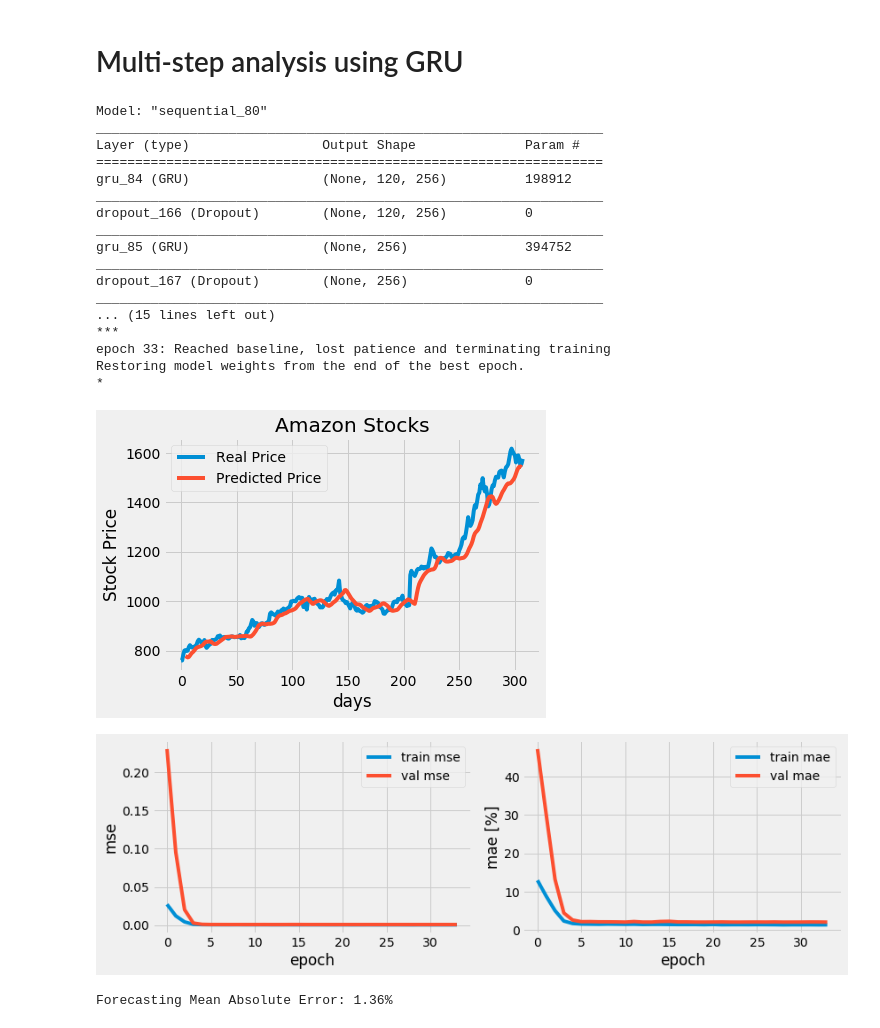
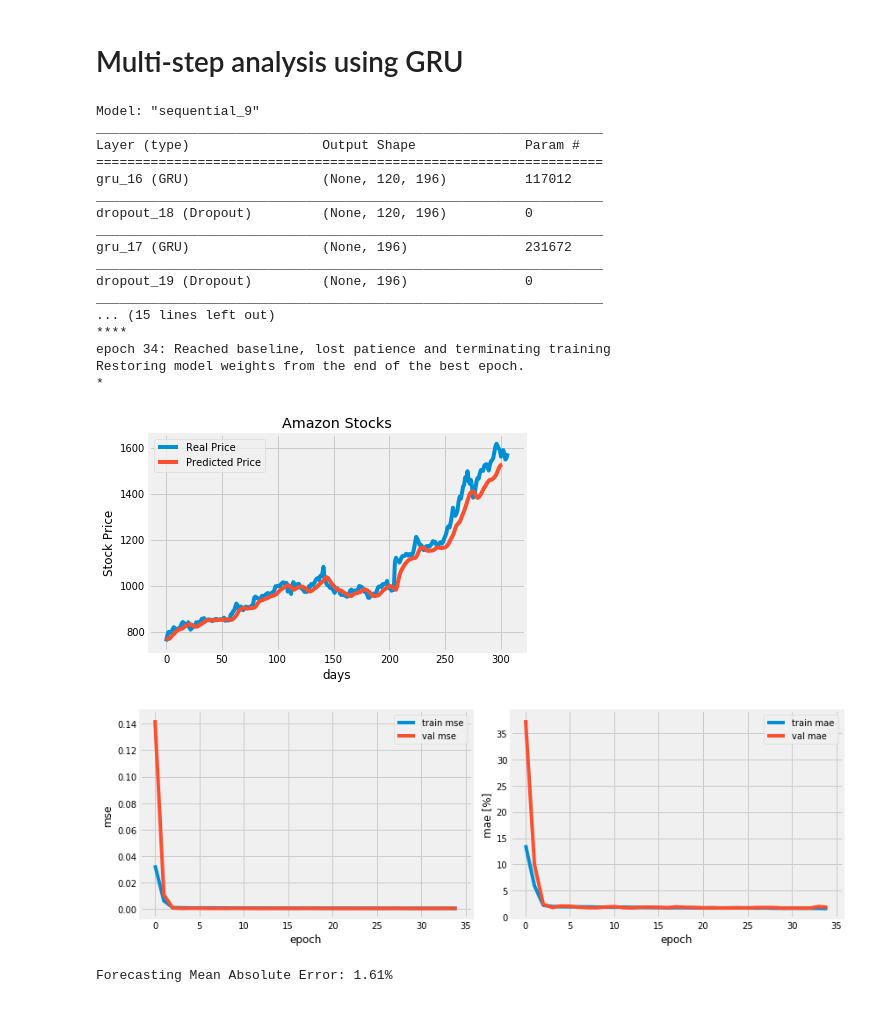
Before and after one commit to talismanbrandi/AI-ML-Tools, a Jupyter notebook: TimeSeries/Amazon-LSTM-RNN.ipynb, the cells around one changed output. Drawn from its saved outputs; the diff is of its cells as text; code cells hidden in the pictures.

```diff
--- a/TimeSeries/Amazon-LSTM-RNN.ipynb
+++ b/TimeSeries/Amazon-LSTM-RNN.ipynb
@@ -22,12 +22,9 @@ amz.shape
 # %% [output]
 (3077, 12)
 # %%
-def plot_prediction(test, prediction, pos=0, shift=0):
-    x = np.linspace(0, test.shape[0]-1, test.shape[0])
-    x_p = np.linspace(pos, test_data.shape[0]-1-shift+pos, test_data.shape[0]-shift)
-    print
-    plt.plot(x, test, label='Real Price')
-    plt.plot(x_p, prediction, label='Predicted Price')
+def plot_prediction(test, prediction, pos=0):
+    plt.plot(test[pos:], label='Real Price')
+    plt.plot(prediction, label='Predicted Price')
     plt.title('Amazon Stocks')
     plt.xlabel('days')
     plt.ylabel('Stock Price')
@@ -426,57 +499,57 @@ X_train_multi, Y_train_multi = np.array(X_train_multi), np.array(Y_train_multi)
 X_train_multi = np.reshape(X_train_multi, (X_train_multi.shape[0], X_train_multi.shape[1],1))
 # %%
 time_machine_GRU_multi = Sequential()
-time_machine_GRU_multi.add(GRU(units=256, return_sequences=True, input_shape=(X_train_multi.shape[1], X_train_multi.shape[2]), activation='tanh'))
+time_machine_GRU_multi.add(GRU(units=196, return_sequences=True, input_shape=(X_train_multi.shape[1], X_train_multi.shape[2]), activation='tanh'))
 time_machine_GRU_multi.add(Dropout(0.2))
-time_machine_GRU_multi.add(GRU(units=256, activation='tanh'))
+time_machine_GRU_multi.add(GRU(units=196, activation='tanh'))
 time_machine_GRU_multi.add(Dropout(0.2))
-time_machine_GRU_multi.add(Dense(units=future))
+time_machine_GRU_multi.add(Dense(units=future, activation='relu'))
 time_machine_GRU_multi.summary()
 
 time_machine_GRU_multi.compile(optimizer=SGD(lr=0.01, decay=1e-7, momentum=0.9, nesterov=False),
                      loss='mean_squared_error',
                      metrics=['mse', 'mae'])
 history = time_machine_GRU_multi.fit(X_train_multi, Y_train_multi,
-                               epochs=300, batch_size=32, validation_split=0.1, verbose=0,
+                               epochs=300, batch_size=32, validation_split=0.05, verbose=0,
                                callbacks=[TerminateOnBaseline(monitor='val_loss', patience=5, factor=1000.), PrintDots()])
 # %% [output]
-Model: "sequential_80"
+Model: "sequential_9"
 _________________________________________________________________
 Layer (type)                 Output Shape              Param #
 =================================================================
-gru_84 (GRU)                 (None, 120, 256)          198912
+gru_16 (GRU)                 (None, 120, 196)          117012
 _________________________________________________________________
-dropout_166 (Dropout)        (None, 120, 256)          0
+dropout_18 (Dropout)         (None, 120, 196)          0
 _________________________________________________________________
-gru_85 (GRU)                 (None, 256)               394752
+gru_17 (GRU)                 (None, 196)               231672
 _________________________________________________________________
-dropout_167 (Dropout)        (None, 256)               0
+dropout_19 (Dropout)         (None, 196)               0
 _________________________________________________________________
 ... (15 lines left out)
-***
-epoch 33: Reached baseline, lost patience and terminating training
+****
+epoch 34: Reached baseline, lost patience and terminating training
 Restoring model weights from the end of the best epoch.
 *
 # %%
 dataset_total = pd.concat((dataset['High'][:year0], dataset['High'][year1:]), axis=0)
 inputs = dataset_total[dataset_total.shape[0] - test_data.shape[0] - length:].values
 inputs = inputs.reshape(-1,1)
 inputs = sc.transform(inputs)
 
 X_test_multi = []
 for i in range(length, inputs.shape[0]-future):
     X_test_multi.append(inputs[i-length:i, 0])
 
 X_test_multi = np.array(X_test_multi)
 X_test_multi = np.reshape(X_test_multi, (X_test_multi.shape[0], X_test_multi.shape[1],1))
 predicted_prices_multi = time_machine_GRU_multi.predict(X_test_multi)
 predicted_prices_multi = sc.inverse_transform(predicted_prices_multi)
-plot_prediction(test_data, predicted_prices_multi[:,4], pos=4, shift=future)
+plot_prediction(test_data, predicted_prices_multi[:,0], pos=0)
 plot_history(history)
 # %% [output]
-[figure, old version]
+[figure, new version]
-[figure, old version]
+[figure, new version]
-Forecasting Mean Absolute Error: 1.36%
+Forecasting Mean Absolute Error: 1.61%
 # %%
 dev = ((predicted_prices_multi[:,0].T-test_data[:-future].T)/test_data[:-future].T*100)
 plt.plot([0]*dev.shape[1])
```
Also changed, not shown: parts of 17 cells of this notebook, 8 other files.
